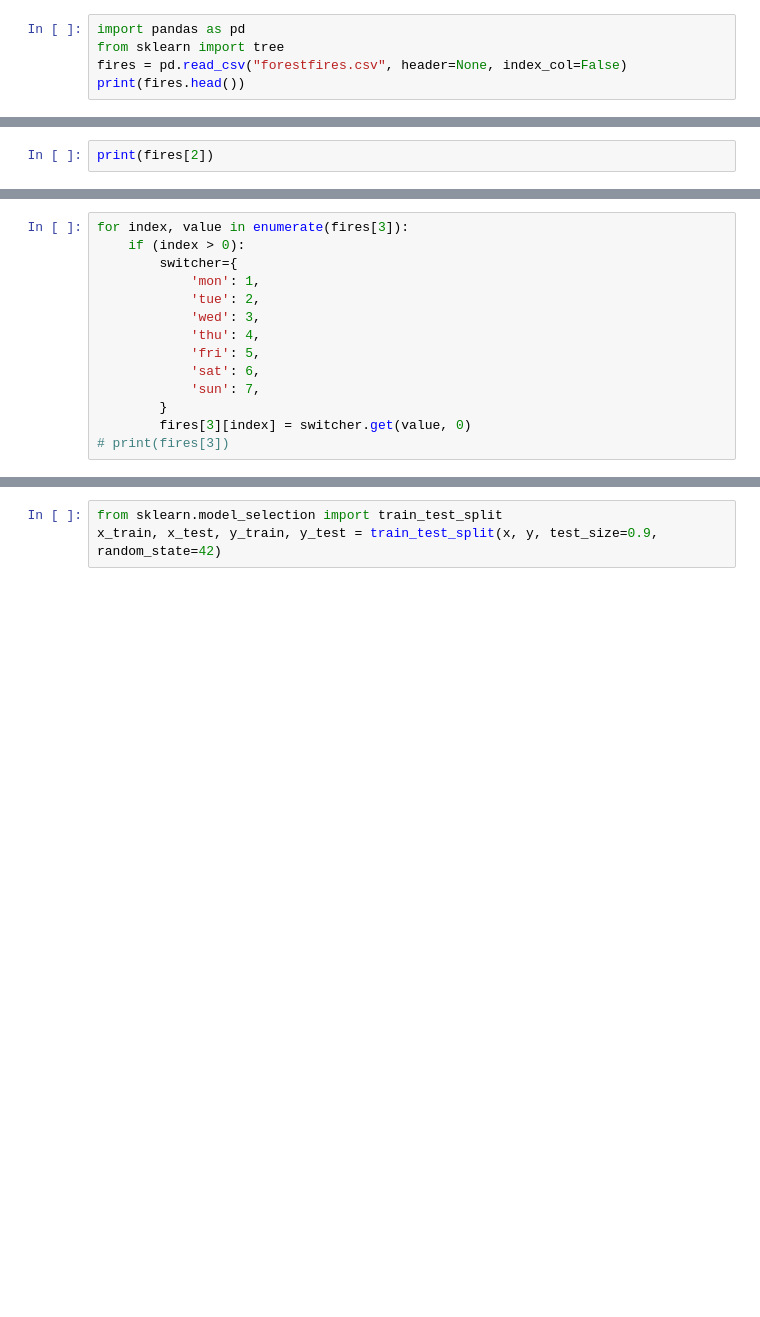
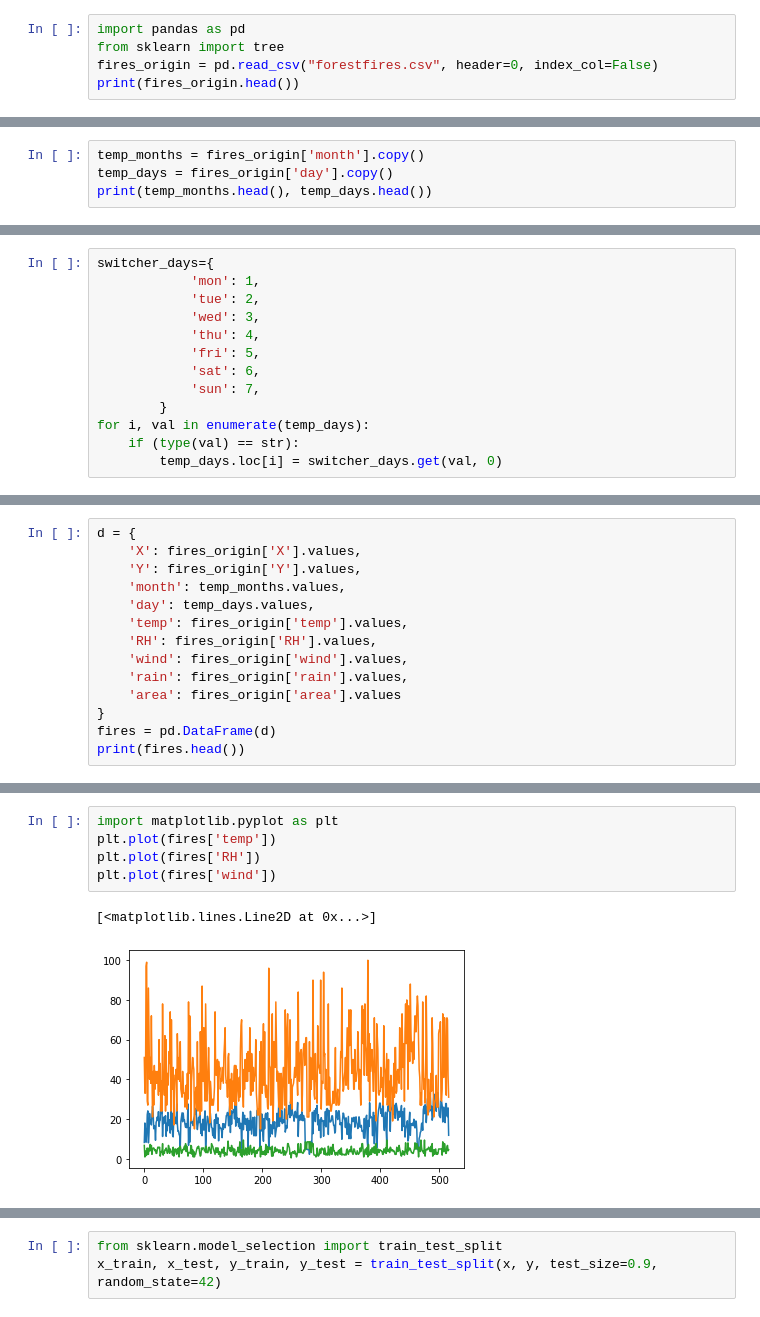
Before and after one commit to Bajamuta/AEH-Inteligentna-Analiza-Danych, a Jupyter notebook: LAB1/SPRAWOZDANIA/DRZEWO DECYZYJNE/praca do sprawozdania.ipynb, the cells around one changed output, grey strips where cells are left out. Cells and saved outputs as stored; diff of their text form; blank space fills up the shorter version.

```diff
--- a/LAB1/SPRAWOZDANIA/DRZEWO DECYZYJNE/praca do sprawozdania.ipynb
+++ b/LAB1/SPRAWOZDANIA/DRZEWO DECYZYJNE/praca do sprawozdania.ipynb
@@ -1,6 +1,6 @@
 # %%
 import pandas as pd
 from sklearn import tree
-fires = pd.read_csv("forestfires.csv", header=None, index_col=False)
-print(fires.head())
+fires_origin = pd.read_csv("forestfires.csv", header=0, index_col=False)
+print(fires_origin.head())
 # %% [output]
@@ -13,3 +13,5 @@ print(fires.head())
 # %%
-print(fires[2])
+temp_months = fires_origin['month'].copy()
+temp_days = fires_origin['day'].copy()
+print(temp_months.head(), temp_days.head())
 # %% [output]
@@ -49,7 +48,5 @@ for index, value in enumerate(fires[2]):
 # %%
-for index, value in enumerate(fires[3]):
-    if (index > 0):
-        switcher={
+switcher_days={
             'mon': 1,
             'tue': 2,
             'wed': 3,
@@ -58,5 +55,6 @@ for index, value in enumerate(fires[3]):
             'sat': 6,
             'sun': 7,
         }
-        fires[3][index] = switcher.get(value, 0)
-# print(fires[3])
+for i, val in enumerate(temp_days):
+    if (type(val) == str):
+        temp_days.loc[i] = switcher_days.get(val, 0)
@@ -62,0 +75,14 @@ for index, value in enumerate(fires[3]):
+# %%
+d = {
+    'X': fires_origin['X'].values,
+    'Y': fires_origin['Y'].values,
+    'month': temp_months.values,
+    'day': temp_days.values,
+    'temp': fires_origin['temp'].values,
+    'RH': fires_origin['RH'].values,
+    'wind': fires_origin['wind'].values,
+    'rain': fires_origin['rain'].values,
+    'area': fires_origin['area'].values
+}
+fires = pd.DataFrame(d)
+print(fires.head())
@@ -62,0 +148,8 @@ for index, value in enumerate(fires[3]):
+# %%
+import matplotlib.pyplot as plt
+plt.plot(fires['temp'])
+plt.plot(fires['RH'])
+plt.plot(fires['wind'])
+# %% [output]
+[<matplotlib.lines.Line2D at 0x...>]
+[figure, added]
```
Also changed, not shown: parts of 24 cells of this notebook, 3 other files.
